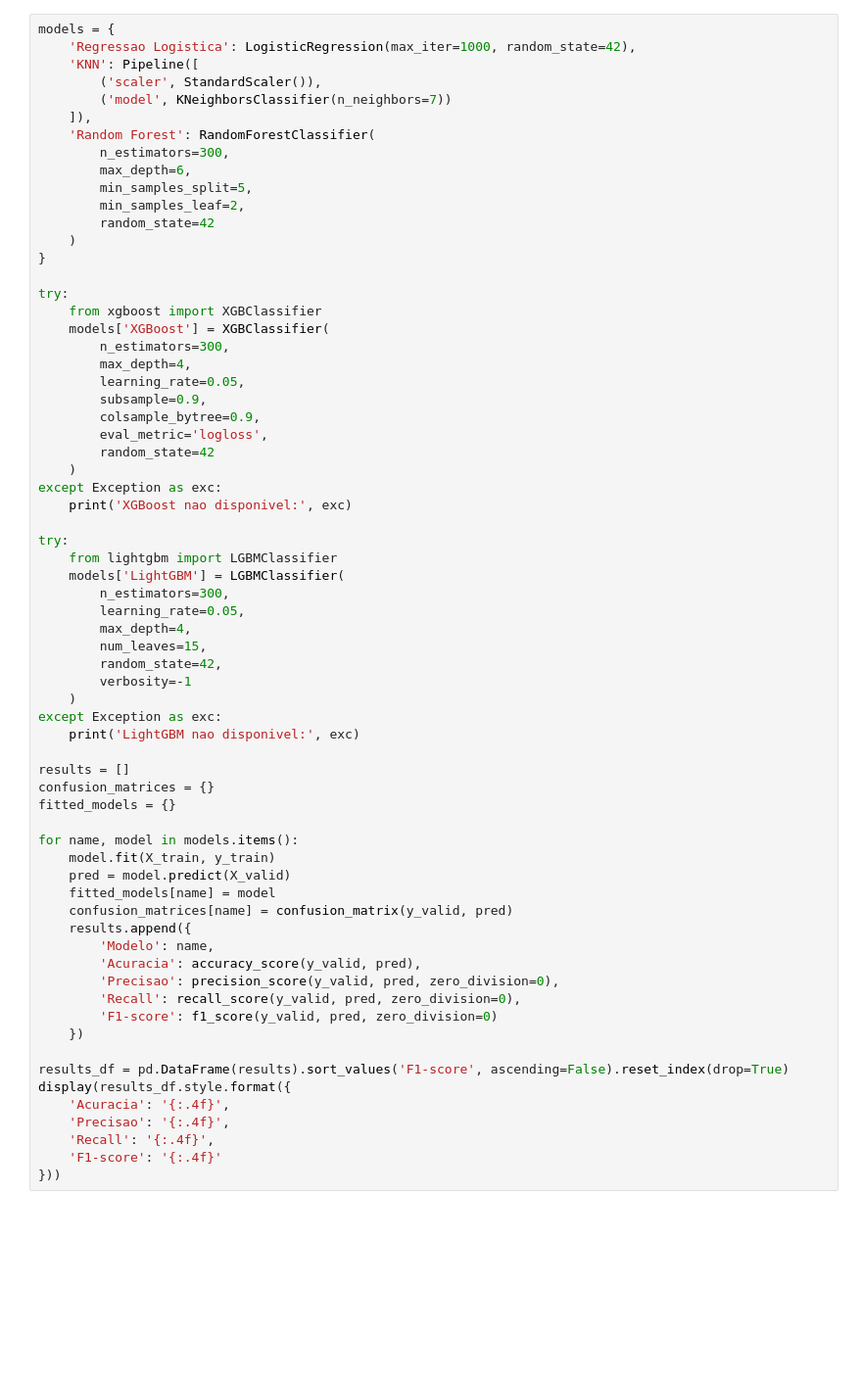
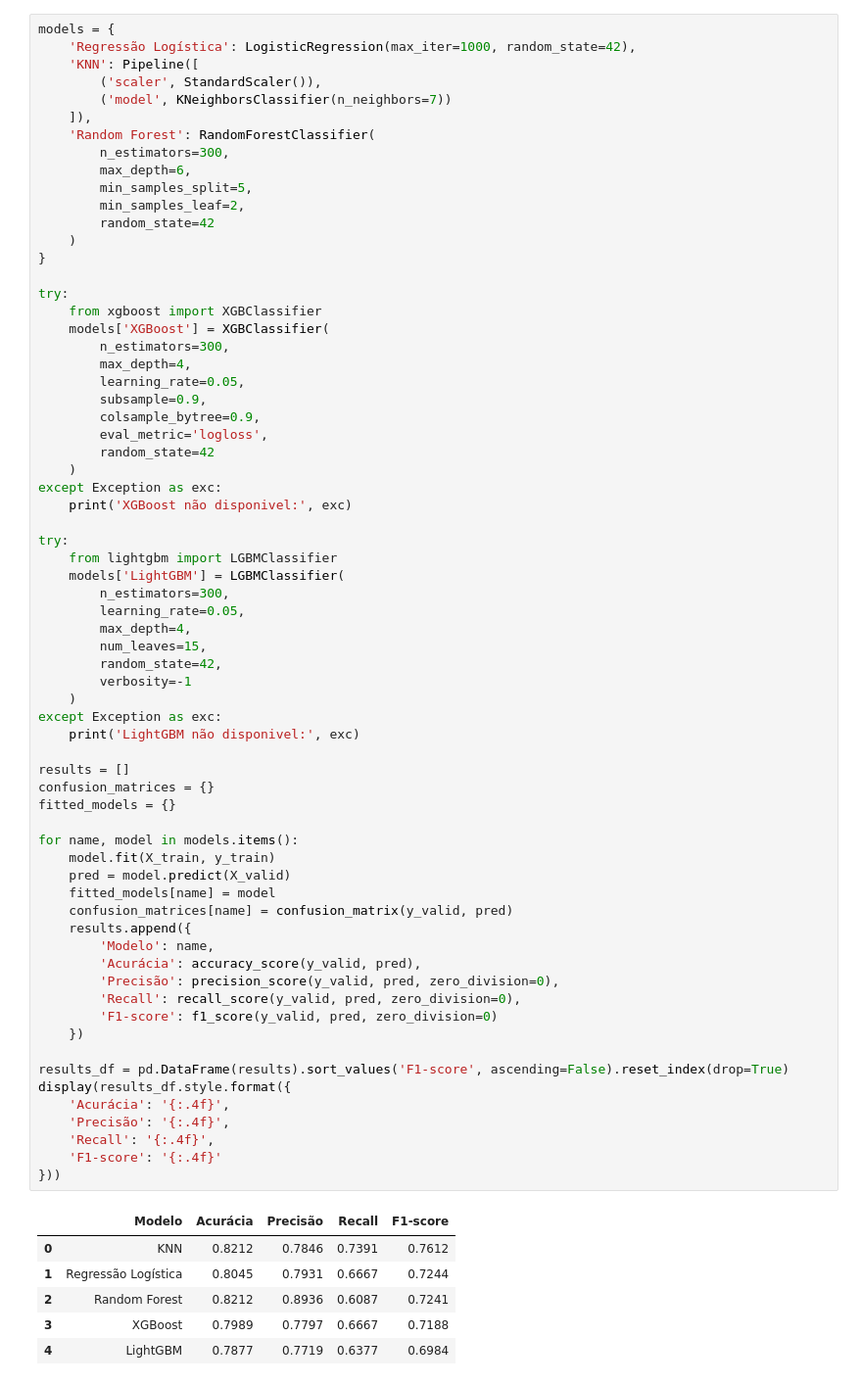
Before and after one commit to gabriellopes-eng/Titanic-Machine-Learning, a Jupyter notebook: notebooks/06_projeto_ia_comparativo_titanic.ipynb, the cells around one changed output. Shown at 98% size. Saved outputs shown, nothing was run; the diff lists cells and outputs as text; blank space fills up the shorter version.

```diff
--- a/notebooks/06_projeto_ia_comparativo_titanic.ipynb
+++ b/notebooks/06_projeto_ia_comparativo_titanic.ipynb
@@ -165,6 +246,6 @@ A matriz de confusao tambem e apresentada para cada modelo, pois o problema e de
 # %%
 models = {
-    'Regressao Logistica': LogisticRegression(max_iter=1000, random_state=42),
+    'Regressão Logística': LogisticRegression(max_iter=1000, random_state=42),
     'KNN': Pipeline([
         ('scaler', StandardScaler()),
         ('model', KNeighborsClassifier(n_neighbors=7))
@@ -190,44 +271,51 @@ try:
         random_state=42
     )
 except Exception as exc:
-    print('XGBoost nao disponivel:', exc)
+    print('XGBoost não disponivel:', exc)
 
 try:
     from lightgbm import LGBMClassifier
     models['LightGBM'] = LGBMClassifier(
         n_estimators=300,
         learning_rate=0.05,
         max_depth=4,
         num_leaves=15,
         random_state=42,
         verbosity=-1
     )
 except Exception as exc:
-    print('LightGBM nao disponivel:', exc)
+    print('LightGBM não disponivel:', exc)
 
 results = []
 confusion_matrices = {}
 fitted_models = {}
 
 for name, model in models.items():
     model.fit(X_train, y_train)
     pred = model.predict(X_valid)
     fitted_models[name] = model
     confusion_matrices[name] = confusion_matrix(y_valid, pred)
     results.append({
         'Modelo': name,
-        'Acuracia': accuracy_score(y_valid, pred),
-        'Precisao': precision_score(y_valid, pred, zero_division=0),
+        'Acurácia': accuracy_score(y_valid, pred),
+        'Precisão': precision_score(y_valid, pred, zero_division=0),
         'Recall': recall_score(y_valid, pred, zero_division=0),
         'F1-score': f1_score(y_valid, pred, zero_division=0)
     })
 
 results_df = pd.DataFrame(results).sort_values('F1-score', ascending=False).reset_index(drop=True)
 display(results_df.style.format({
-    'Acuracia': '{:.4f}',
-    'Precisao': '{:.4f}',
+    'Acurácia': '{:.4f}',
+    'Precisão': '{:.4f}',
     'Recall': '{:.4f}',
     'F1-score': '{:.4f}'
 }))
+# %% [output]
+|  | Modelo | Acurácia | Precisão | Recall | F1-score |
+| 0 | KNN | 0.8212 | 0.7846 | 0.7391 | 0.7612 |
+| 1 | Regressão Logística | 0.8045 | 0.7931 | 0.6667 | 0.7244 |
+| 2 | Random Forest | 0.8212 | 0.8936 | 0.6087 | 0.7241 |
+| 3 | XGBoost | 0.7989 | 0.7797 | 0.6667 | 0.7188 |
+| 4 | LightGBM | 0.7877 | 0.7719 | 0.6377 | 0.6984 |
 # %%
 for model_name, cm in confusion_matrices.items():
```
Also changed, not shown: parts of 16 cells of this notebook, 7 other files.
